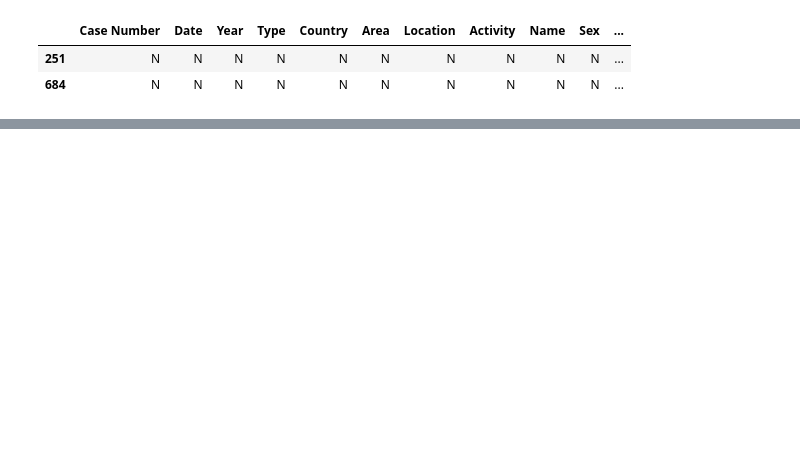
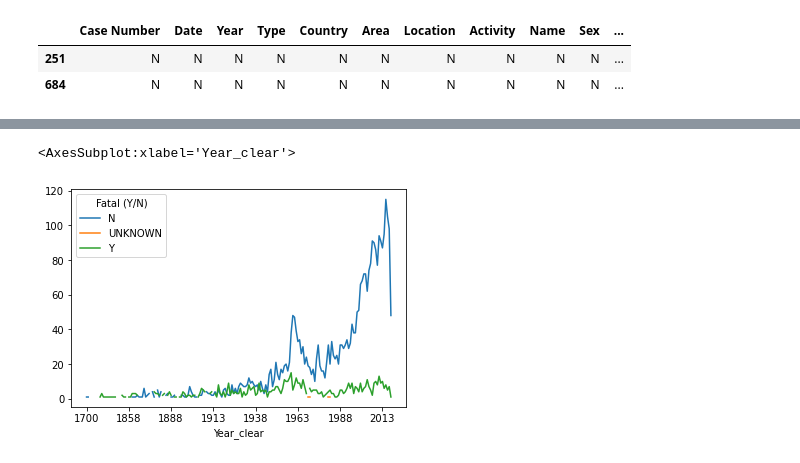
Before and after one commit to TassoCortez/Shark-Attack-Tasso, a Jupyter notebook: Trabalho - shark attack.ipynb, the cells around one changed output, grey strips where cells are left out. Cells and saved outputs as stored; diff of their text form; code cells hidden in the pictures; blank space fills up the shorter version.

```diff
--- a/Trabalho - shark attack.ipynb
+++ b/Trabalho - shark attack.ipynb
@@ -238,0 +246,5 @@ attacks_clear
+# %%
+attacks_year.pivot_table(values='Case Number', index='Year_clear', columns='Fatal (Y/N)', aggfunc='sum').plot()
+# %% [output]
+<AxesSubplot:xlabel='Year_clear'>
+[figure, added]
```
Also changed, not shown: parts of 9 cells of this notebook.
